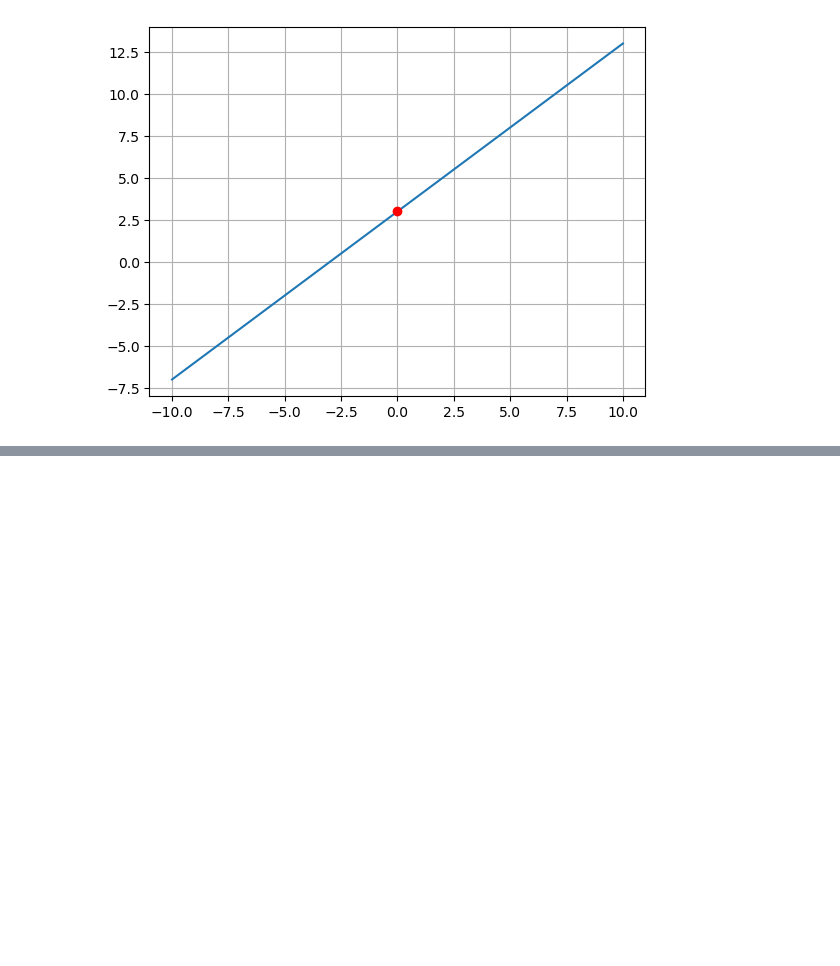
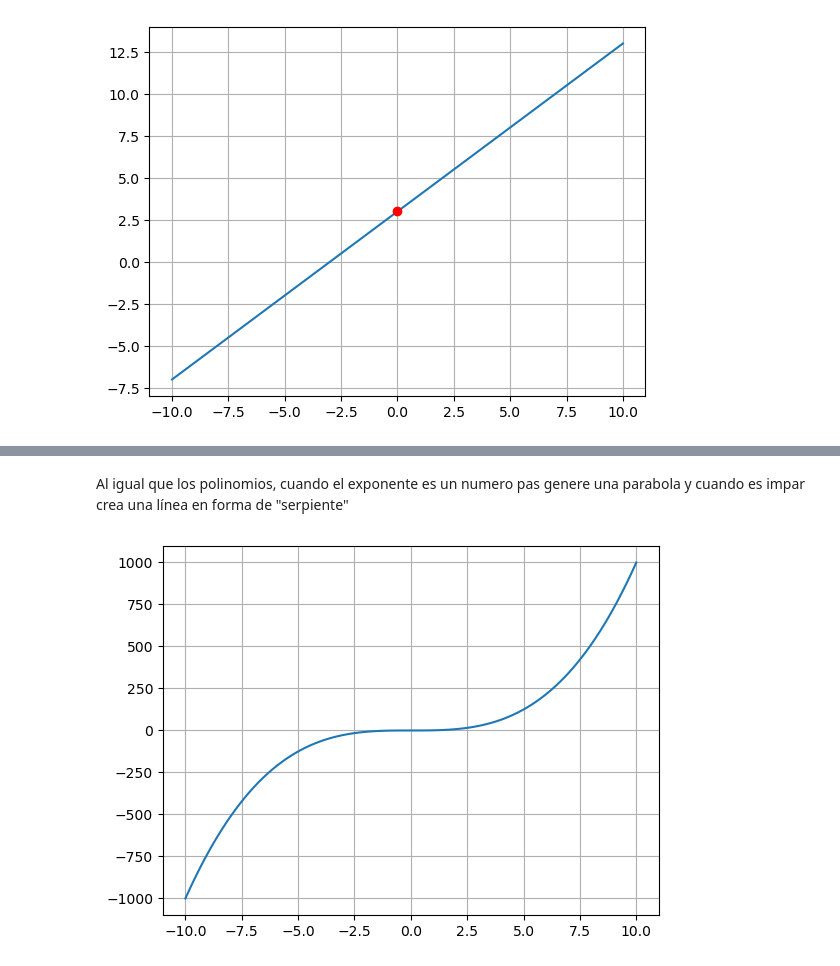
Before and after one commit to pahoalapizco/matematicas-data-science, a Jupyter notebook: funciones_algebraicas.ipynb, the cells around one changed output, grey strips where cells are left out. Saved outputs shown, nothing was run; the diff lists cells and outputs as text; code cells hidden in the pictures; blank space fills up the shorter version.

```diff
--- a/funciones_algebraicas.ipynb
+++ b/funciones_algebraicas.ipynb
@@ -69,0 +120,12 @@ plt.grid()
+# %% [markdown]
+Al igual que los polinomios, cuando el exponente es un numero pas genere una parabola y cuando es impar crea una línea en forma de "serpiente"
+# %%
+def f(x):
+    return x**3
+
+y = f(x)
+
+plt.plot(x, y)
+plt.grid()
+# %% [output]
+[figure, added]
```
Also changed, not shown: parts of 8 cells of this notebook.
